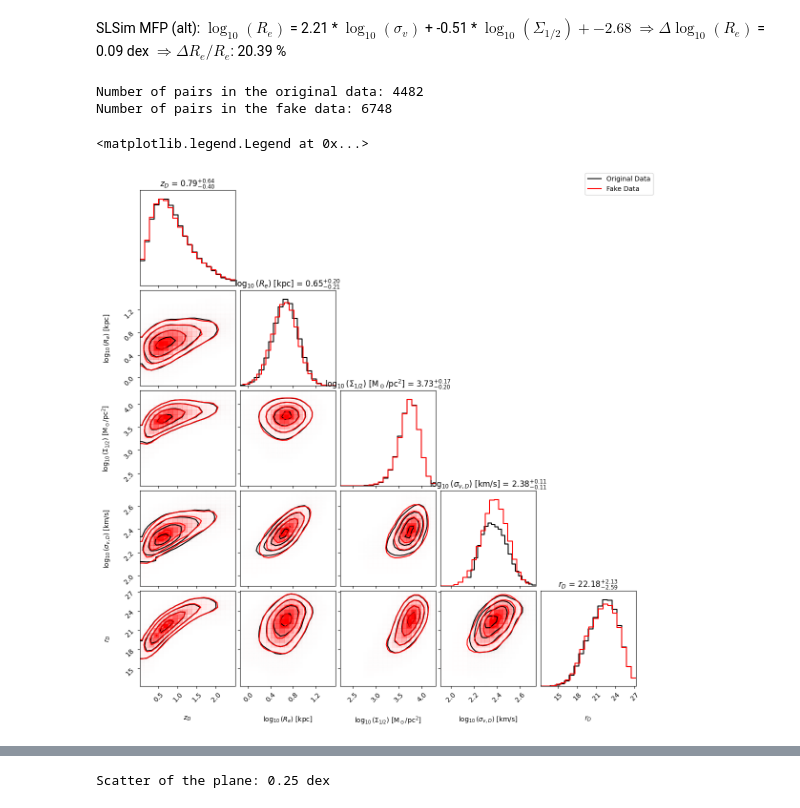
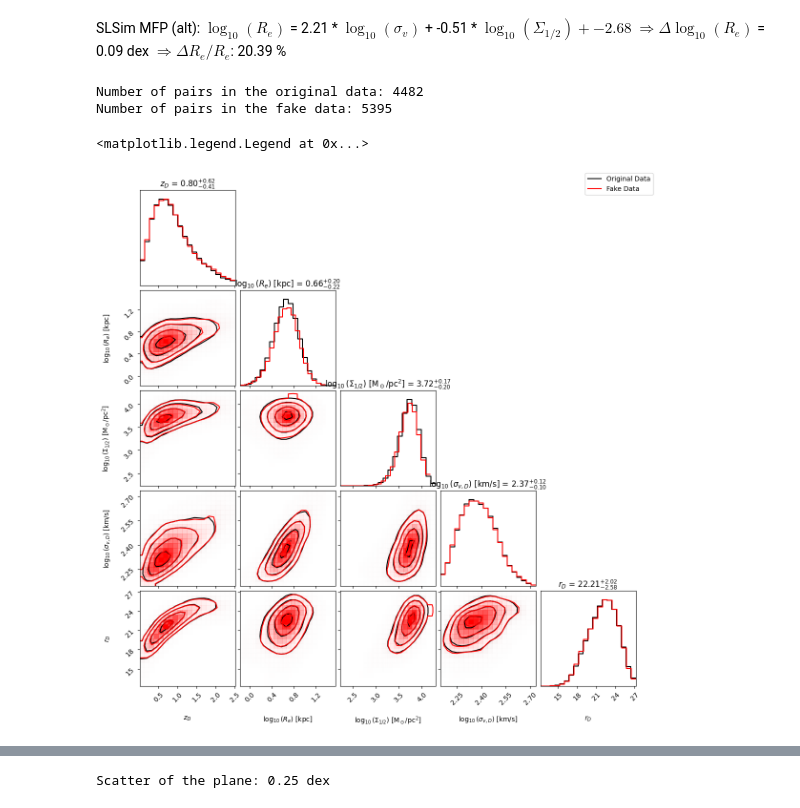
Before and after one commit to timedilatesme/pdspl-analysis, a Jupyter notebook: notebooks/num_pairs_scaling.ipynb, the cells around one changed output, grey strips where cells are left out. Cells and saved outputs as stored; diff of their text form; code cells hidden in the pictures.

```diff
--- a/notebooks/num_pairs_scaling.ipynb
+++ b/notebooks/num_pairs_scaling.ipynb
@@ -131,7 +131,7 @@ display(Markdown(f"SLSim MFP (alt): "+"$\\log_{10}(R_e)$ = " + f"{coeffs_MFP_alt
 SLSim MFP: $\log_{10}(\sigma_v)$ = 0.37 * $\log_{10}(R_e)$ + 0.24 * $\log_{10}(\Sigma_{1/2}) + 1.23$ $\Rightarrow \Delta \log_{10}(\sigma_v)$ = 0.04 dex $\Rightarrow {\Delta \sigma_v}/{\sigma_v}$: 8.41 %
 SLSim MFP (alt): $\log_{10}(R_e)$ = 2.21 * $\log_{10}(\sigma_v)$ + -0.51 * $\log_{10}(\Sigma_{1/2}) + -2.68$ $\Rightarrow \Delta \log_{10}(R_e)$ = 0.09 dex $\Rightarrow {\Delta R_e}/{R_e}$: 20.39 %
 # %%
-def generate_fake_catalog(source_table, num_samples, coeffs_MFP, scatter_MFP):
+def generate_fake_catalog(source_table, num_samples):
     """
     Generates a fake galaxy catalog by resampling rows from a source table
     and computes the number of pairs on the fundamental plane.
@@ -139,8 +139,6 @@ def generate_fake_catalog(source_table, num_samples, coeffs_MFP, scatter_MFP):
     Args:
         source_table (astropy.table.Table): The original data table to resample from.
         num_samples (int): The number of galaxies to generate for the catalog.
-        coeffs_MFP (list): Coefficients [m1, m2, intercept] for the MFP equation.
-        scatter_MFP (float): The scatter to add to the dependent variable.
 
     Returns:
         astropy.table.Table: The generated fake galaxy catalog.
@@ -148,18 +146,20 @@ def generate_fake_catalog(source_table, num_samples, coeffs_MFP, scatter_MFP):
     indices = np.random.choice(len(source_table), size=num_samples, replace=True)
     fake_data = source_table[indices]
 
-    # Add a column for sigma_v_D using the MFP and add scatter
-    fake_data['sigma_v_D'] = 10**(
-        coeffs_MFP[0] * np.log10(fake_data['R_e_kpc']) +
-        coeffs_MFP[1] * np.log10(fake_data['Sigma_half_Msun/pc2']) +
-        coeffs_MFP[2]
-    )
-    fake_data['sigma_v_D'] += fake_data['sigma_v_D']*(np.random.normal(0, scatter_MFP, num_samples)* np.log(10))  # Convert dex to relative scatter
+    # remove the 'lens_id' column if it exists
+    if 'lens_id' in fake_data.colnames:
+        fake_data.remove_column('lens_id')
+
+    # for each lens perturb the parameters a little bit by 1% of std of each parameter
+    for col in fake_data.colnames:
+        col_std = np.std(source_table[col])
+        if not col_std == 0:
+            fake_data[col] += np.random.normal(0, col_std, num_samples)*0.01
 
     return fake_data
 
 def run_pairing_simulation_from_data(data, mag_limit=22, num_bins=20, threshold_delta_z=0.01,
-                                     verbose=True):
+                                     verbose=True, is_source_cut=False):
     """
     Generates a fake galaxy catalog by resampling rows from a source table
     and computes the number of pairs on the fundamental plane.
@@ -177,7 +177,9 @@ def run_pairing_simulation_from_data(data, mag_limit=22, num_bins=20, threshold_
         print(f"\n--- Running simulation for {len(data)} lenses ---")
 
     # Step 1: Use the data
-    data = data[data['mag_D_r'] < mag_limit]
+    data = data[data['mag_D_r'] < mag_limit] # Apply magnitude limit for deflector
+    if is_source_cut:
+        data = data[data['mag_S_r'] < mag_limit] # Apply magnitude limit for source
     if verbose:
         print(f"Number of samples after magnitude cut: {len(data)}")
     if len(data) < 2:
@@ -217,13 +219,12 @@ def run_pairing_simulation_from_data(data, mag_limit=22, num_bins=20, threshold_
         print(f"Found {total_pairs} pairs.")
     return total_pairs
 
-def run_pairing_simulation(num_samples, source_table, coeffs_MFP, scatter_MFP, mag_limit=22, num_bins=20, threshold_delta_z=0.01):
+def run_pairing_simulation(num_samples, source_table, mag_limit=22, num_bins=20, threshold_delta_z=0.01,
+                           verbose=True, is_source_cut=False):
     # Generates a fake galaxy catalog by resampling rows from a source table
     fake_data = generate_fake_catalog(
         source_table=source_table,
         num_samples=num_samples,
-        coeffs_MFP=coeffs_MFP,
-        scatter_MFP=scatter_MFP
     )
 
     # Step 2: Run the pairing simulation on the fake data
@@ -231,7 +232,9 @@ def run_pairing_simulation(num_samples, source_table, coeffs_MFP, scatter_MFP, m
         data=fake_data,
         mag_limit=mag_limit,
         num_bins=num_bins,
-        threshold_delta_z=threshold_delta_z
+        threshold_delta_z=threshold_delta_z,
+        verbose=verbose,
+        is_source_cut=is_source_cut
     )
 # %%
 #### SANITY CHECK with the original data
@@ -239,8 +242,6 @@ def run_pairing_simulation(num_samples, source_table, coeffs_MFP, scatter_MFP, m
 fake_data_org = generate_fake_catalog(
     source_table=GGL_data_table,
     num_samples=len(GGL_data_table),
-    coeffs_MFP=coeffs_MFP,
-    scatter_MFP=np.std(scatter_MFP)
 )
 
 print("Number of pairs in the original data:", run_pairing_simulation_from_data(
@@ -275,32 +276,32 @@ fig_corner = corner.corner(
     show_titles=True,
     smooth=True,
     smooth1d=True,
     plot_datapoints=False,
 );
 
 data_corner_fake = np.array([
     fake_data_org['z_D'],
     np.log10(fake_data_org["R_e_kpc"]),
     np.log10(fake_data_org["Sigma_half_Msun/pc2"]),
     np.log10(fake_data_org["sigma_v_D"]),
     fake_data_org['mag_D_r']
 ]).T
 
 corner.corner(
     data_corner_fake,
     labels=[r'$z_D$', r'$\log_{10}(R_e)$ [kpc]', r'$\log_{10}(\Sigma_{1/2})$ [M$_\odot$/pc$^2$]', r'$\log_{10}(\sigma_{v, D})$ [km/s]', r'$r_D$'],
     show_titles=True,
     smooth=True,
     smooth1d=True,
     fig=fig_corner,
     color= 'red',
     plot_datapoints=False,
 
 );
 
 fig_corner.legend(['Original Data', 'Fake Data'])
 # %% [output]
 Number of pairs in the original data: 4482
-Number of pairs in the fake data: 6748
+Number of pairs in the fake data: 5395
 <matplotlib.legend.Legend at 0x...>
-[figure, old version]
+[figure, new version]
```
Also changed, not shown: parts of 6 cells of this notebook, 2 other files.
